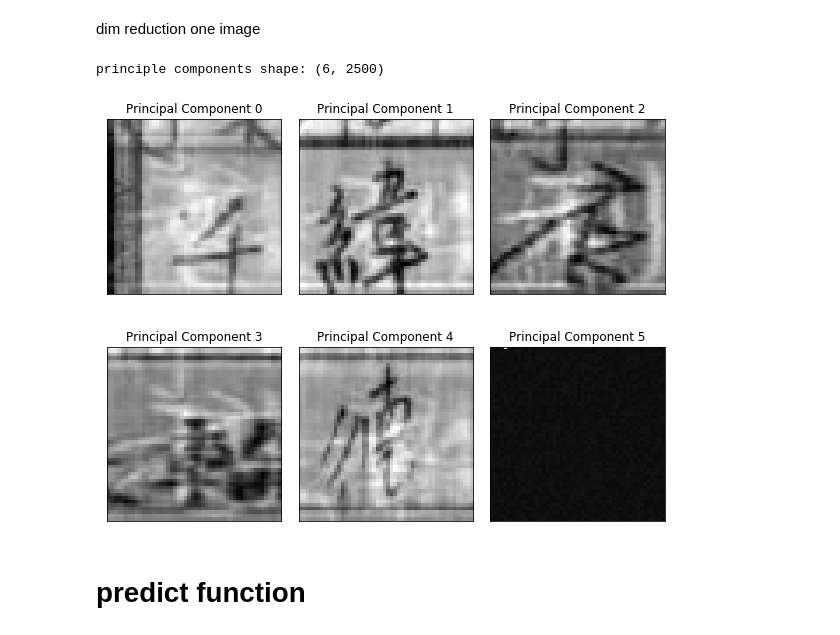
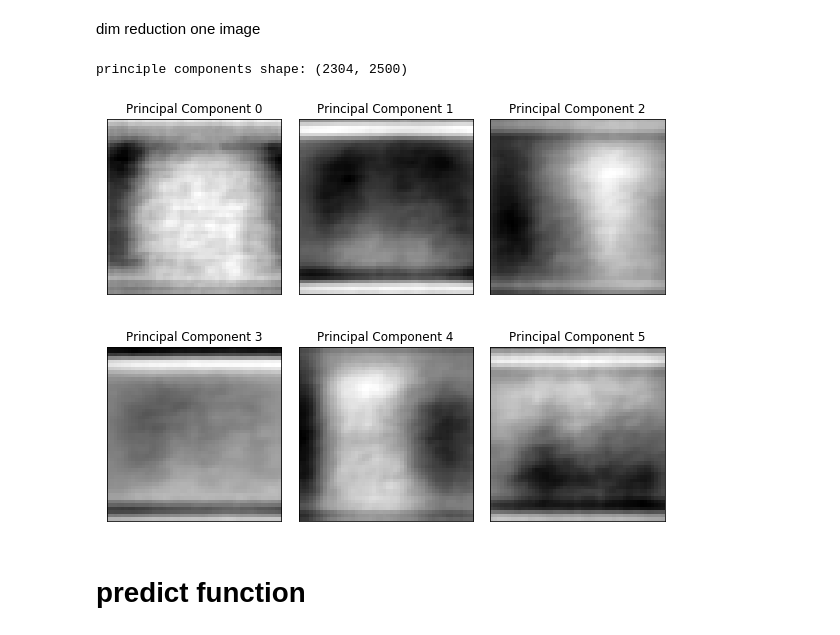
Before and after one commit to yehcheshin/PatternFinal_ChineseHandWrite, a Jupyter notebook: Esun_PCA_LDA.ipynb, the cells around one changed output. Cells and saved outputs as stored; diff of their text form; code cells hidden in the pictures.

```diff
--- a/Esun_PCA_LDA.ipynb
+++ b/Esun_PCA_LDA.ipynb
@@ -59,6 +63,8 @@ Total image shape: (4469, 2500)
 # Split train and test set
 # %%
 X_train,X_test,Y_train,Y_test = train_test_split(total_img,total_label,test_size=0.2,random_state=0)
+X_train_scale = preprocessing.normalize(X_train)
+X_test_scale = preprocessing.normalize(X_test)
 # %% [markdown]
 # PCA explain ratio
 # %%
@@ -77,21 +83,21 @@ Text(0, 0.5, 'cumulative explained variance')
 dim reduction one image
 # %%
 from sklearn.preprocessing import minmax_scale
-pca = PCA()
-trans_img = pca.fit_transform(X_train[:6])
+pca = PCA(random_state=0)
+trans_img = pca.fit_transform(X_train_scale)
 
 scaled_comps = minmax_scale(pca.components_,axis=1)
 print("principle components shape:",pca.components_.shape)
 fig,axes = plt.subplots(2,3,figsize=(10,8),
                         subplot_kw = {"xticks":[],'yticks':[]},
                         gridspec_kw=dict(hspace=0.1, wspace=0.1))
 for i, ax in enumerate(axes.flat):
     c = scaled_comps[i]
     ax.set_title('Principal Component '+str(i))
     ax.imshow(c.reshape(50,50),cmap='gray')
 # %% [output]
-principle components shape: (6, 2500)
+principle components shape: (2304, 2500)
-[figure, old version]
+[figure, new version]
 # %% [markdown]
 # predict function
 # %%
```
Also changed, not shown: parts of 25 cells of this notebook, 1 other file.
